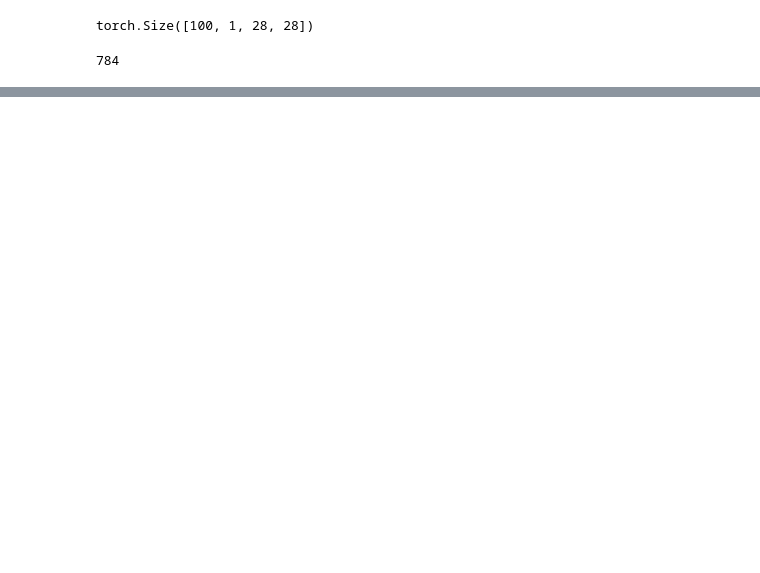
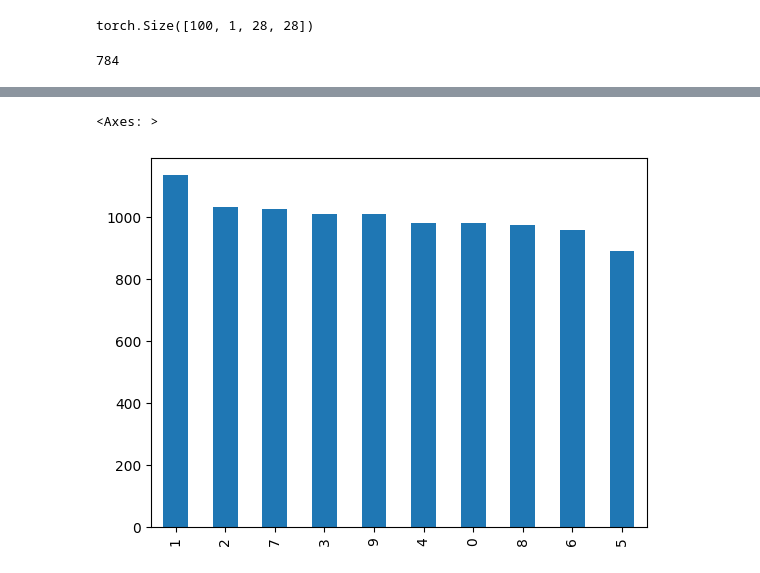
Before and after one commit to sinanuozdemir/oreilly-pytorch-dl, a Jupyter notebook: notebooks/1_mnist.ipynb, the cells around one changed output, grey strips where cells are left out. Saved outputs shown, nothing was run; the diff lists cells and outputs as text; code cells hidden in the pictures; blank space fills up the shorter version.

```diff
--- a/notebooks/1_mnist.ipynb
+++ b/notebooks/1_mnist.ipynb
@@ -206,0 +305,8 @@ Accuracy: 0.9753, F1-score: 0.9751, Precision: 0.9754, Recall: 0.9750
+# %%
+import pandas as pd
+
+# KL is better for imbalanced data, which this isn't so much
+pd.Series(test_dataset.train_labels).value_counts().plot(kind='bar')
+# %% [output]
+<Axes: >
+[figure, added]
```
Also changed, not shown: parts of 12 cells of this notebook, 3 other files.
